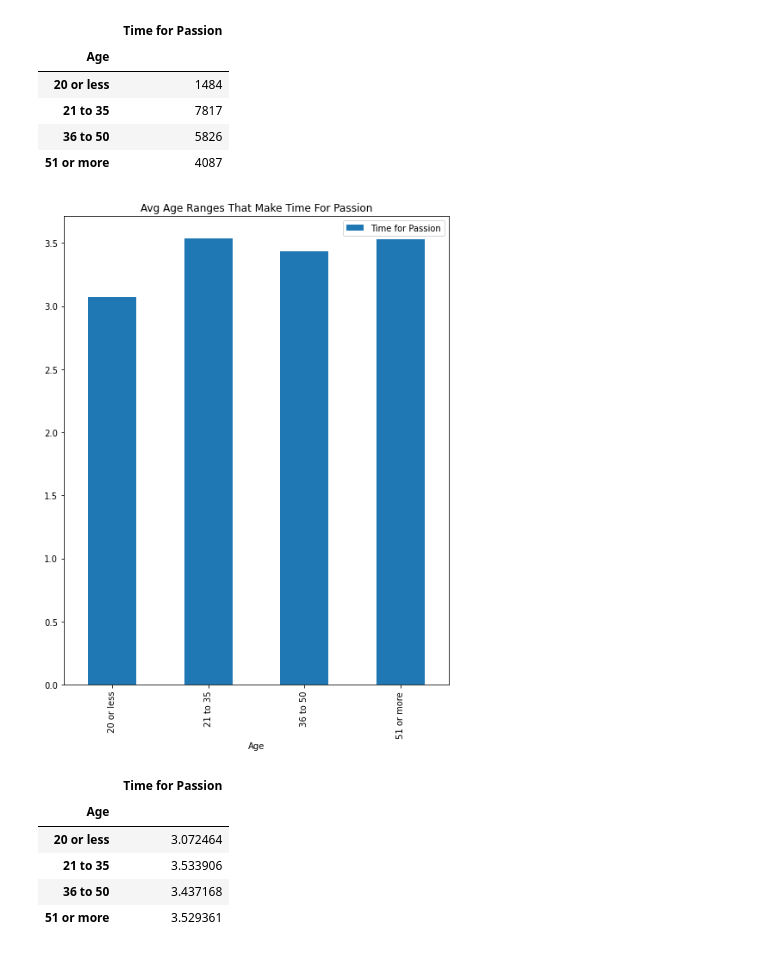
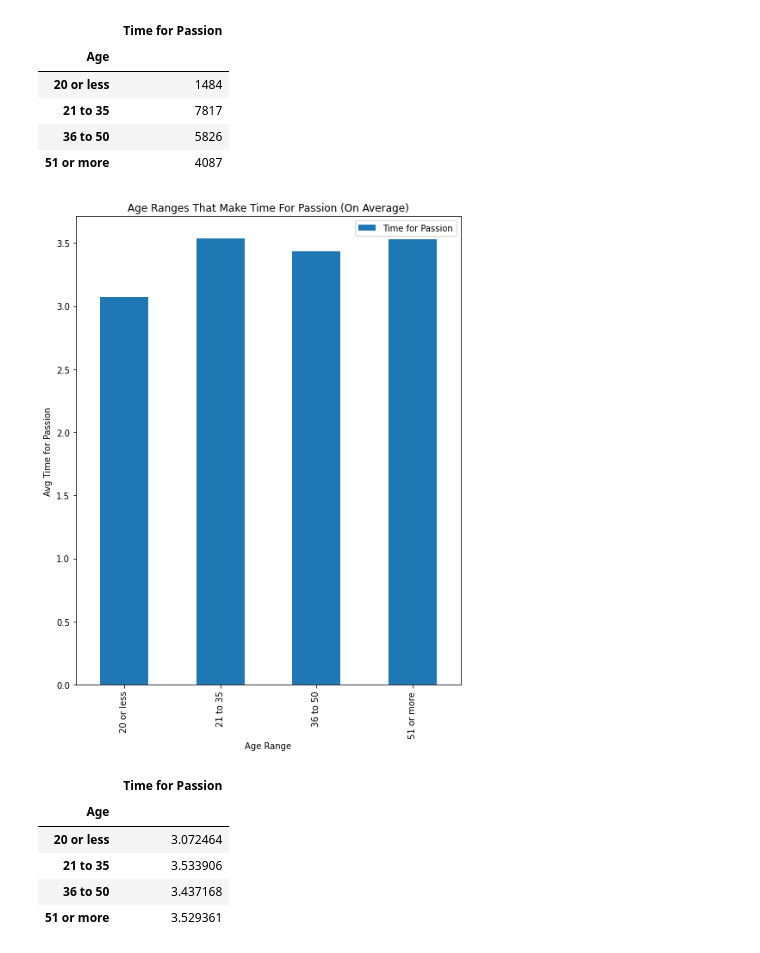
Before and after one commit to snackwdlau/First-Project, a Jupyter notebook: Time_For_Passion.ipynb, the cells around one changed output. Cells and saved outputs as stored; diff of their text form; code cells hidden in the pictures.

```diff
--- a/Time_For_Passion.ipynb
+++ b/Time_For_Passion.ipynb
@@ -62,13 +62,15 @@ sum_age
 # %%
 # clean_df["Age"].value_counts().sort_index()
 mean_age = clean2_df[["Age", "Time for Passion"]].groupby("Age").mean()
 mean_age.plot(kind = "bar", figsize = (8, 10))
 mean_age
-plt.title("Avg Age Ranges That Make Time For Passion")
+plt.title("Age Ranges That Make Time For Passion (On Average)")
+plt.xlabel("Age Range")
+plt.ylabel("Avg Time for Passion")
 plt.savefig("D:/Project 1/Fig1.png")
 plt.show()
 # %% [output]
-[figure, old version]
+[figure, new version]
 # %%
 mean_age.head()
 # %% [output]
```
Also changed, not shown: parts of 3 cells of this notebook.
